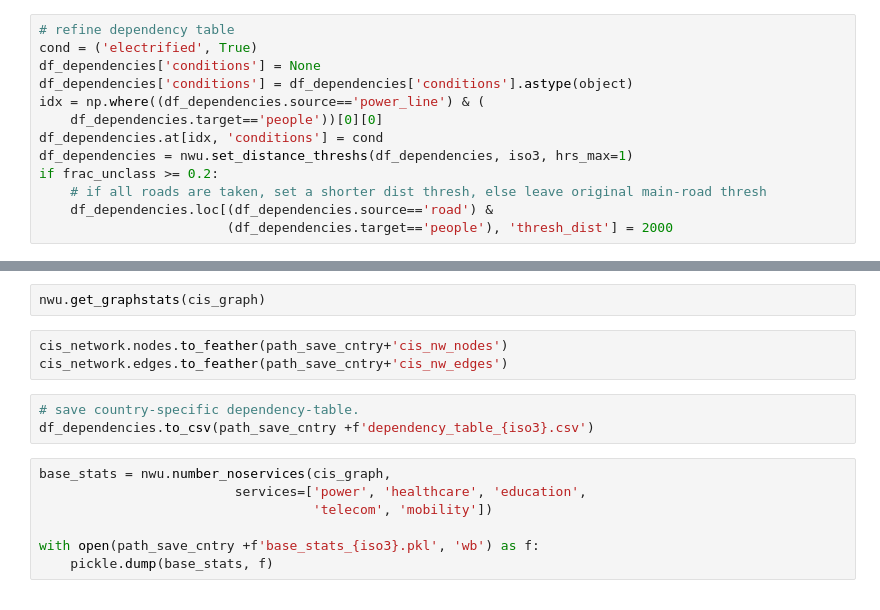
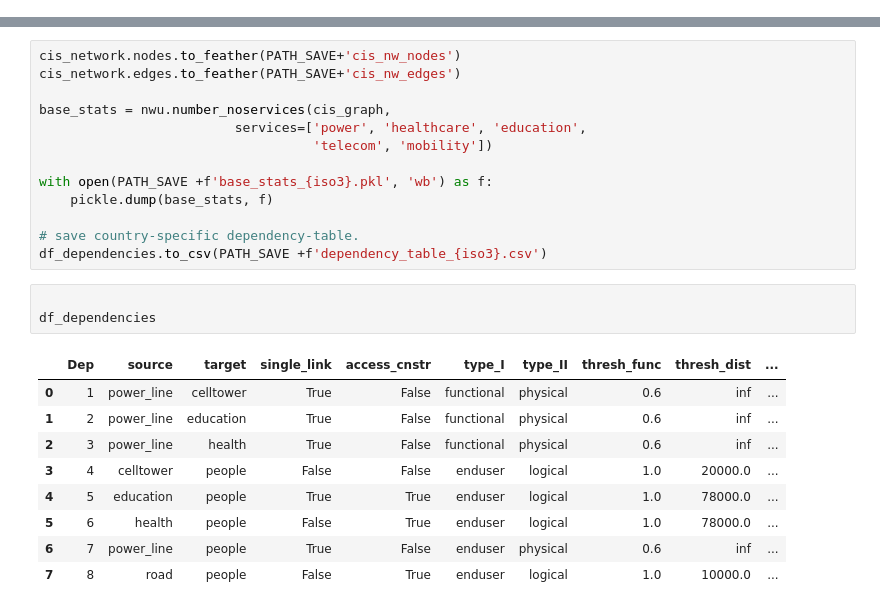
Before and after one commit to Evelyn-M/mozambique_healthcare, a Jupyter notebook: networks_MOZ.ipynb, the cells around one changed output, grey strips where cells are left out. Drawn from its saved outputs; the diff is of its cells as text.

```diff
--- a/networks_MOZ.ipynb
+++ b/networks_MOZ.ipynb
@@ -241,13 +200,0 @@ df_dependencies.loc[np.isnan(df_dependencies.thresh_dist), 'thresh_dist'] = np.i
-# %%
-# refine dependency table
-cond = ('electrified', True)
-df_dependencies['conditions'] = None
-df_dependencies['conditions'] = df_dependencies['conditions'].astype(object)
-idx = np.where((df_dependencies.source=='power_line') & (
-    df_dependencies.target=='people'))[0][0]
-df_dependencies.at[idx, 'conditions'] = cond
-df_dependencies = nwu.set_distance_threshs(df_dependencies, iso3, hrs_max=1)
-if frac_unclass >= 0.2:
-    # if all roads are taken, set a shorter dist thresh, else leave original main-road thresh
-    df_dependencies.loc[(df_dependencies.source=='road') &
-                        (df_dependencies.target=='people'), 'thresh_dist'] = 2000
@@ -306,17 +306,28 @@ cis_network = cis_graph.return_network() #
-# %%
-nwu.get_graphstats(cis_graph)
-# %%
-cis_network.nodes.to_feather(path_save_cntry+'cis_nw_nodes')
-cis_network.edges.to_feather(path_save_cntry+'cis_nw_edges')
-# %%
-# save country-specific dependency-table.
-df_dependencies.to_csv(path_save_cntry +f'dependency_table_{iso3}.csv')
 # %%
+cis_network.nodes.to_feather(PATH_SAVE+'cis_nw_nodes')
+cis_network.edges.to_feather(PATH_SAVE+'cis_nw_edges')
+
 base_stats = nwu.number_noservices(cis_graph,
                          services=['power', 'healthcare', 'education',
                                    'telecom', 'mobility'])
 
-with open(path_save_cntry +f'base_stats_{iso3}.pkl', 'wb') as f:
+with open(PATH_SAVE +f'base_stats_{iso3}.pkl', 'wb') as f:
     pickle.dump(base_stats, f)
+
+# save country-specific dependency-table.
+df_dependencies.to_csv(PATH_SAVE +f'dependency_table_{iso3}.csv')
+# %%
+
+df_dependencies
+# %% [output]
+|  | Dep | source | target | single_link | access_cnstr | type_I | type_II | thresh_func | thresh_dist | ... |
+| 0 | 1 | power_line | celltower | True | False | functional | physical | 0.6 | inf | ... |
+| 1 | 2 | power_line | education | True | False | functional | physical | 0.6 | inf | ... |
+| 2 | 3 | power_line | health | True | False | functional | physical | 0.6 | inf | ... |
+| 3 | 4 | celltower | people | False | False | enduser | logical | 1.0 | 20000.0 | ... |
+| 4 | 5 | education | people | True | True | enduser | logical | 1.0 | 78000.0 | ... |
+| 5 | 6 | health | people | False | True | enduser | logical | 1.0 | 78000.0 | ... |
+| 6 | 7 | power_line | people | True | False | enduser | physical | 0.6 | inf | ... |
+| 7 | 8 | road | people | False | True | enduser | logical | 1.0 | 10000.0 | ... |
 # %%
 base_stats
```
Also changed, not shown: parts of 32 cells of this notebook, 5 other files.
